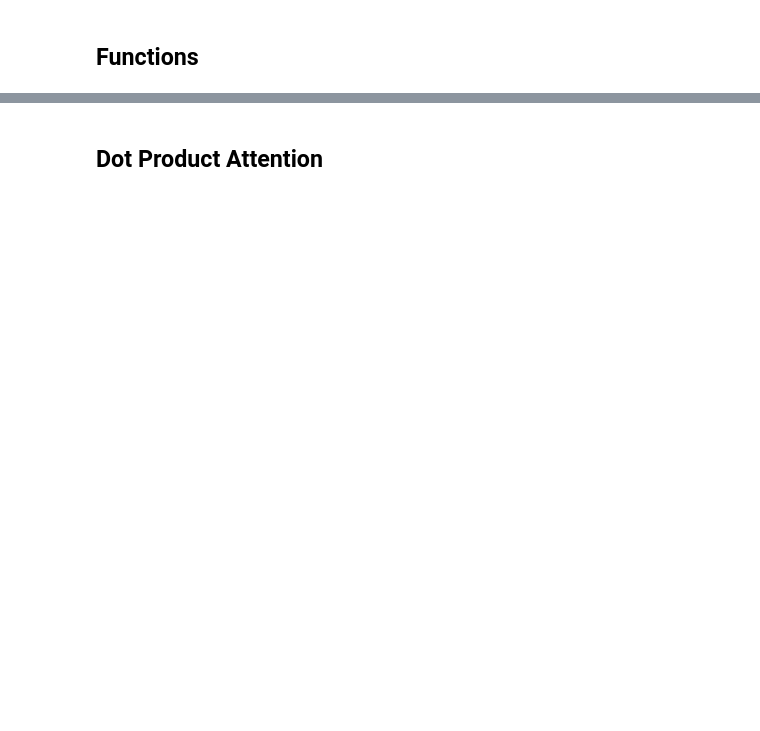
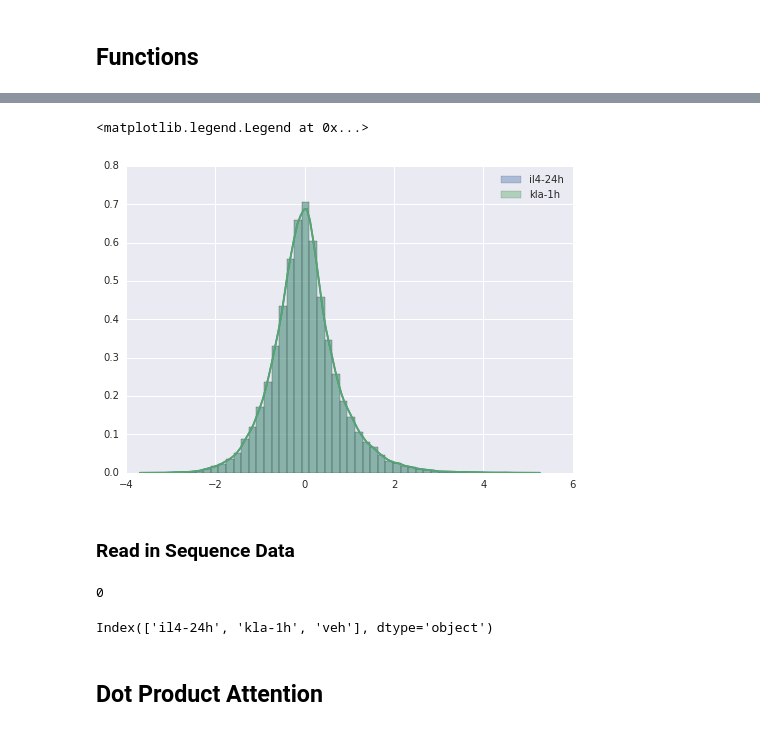
Before and after one commit to jenhantao/genomic_grammar, a Jupyter notebook: Attention Only Regression Analysis.ipynb, the cells around one changed output, grey strips where cells are left out. Cells and saved outputs as stored; diff of their text form; code cells hidden in the pictures; blank space fills up the shorter version.

```diff
--- a/Attention Only Regression Analysis.ipynb
+++ b/Attention Only Regression Analysis.ipynb
@@ -293,0 +311,15 @@ y_test = keras.utils.to_categorical(y_test, num_classes)
+# %%
+for treatment in h3k27ac_meanQuantileTag_frame:
+    if not treatment == 'veh':
+        sns.distplot(np.log2((h3k27ac_meanQuantileTag_frame['il4-24h'] + 1) / (h3k27ac_meanQuantileTag_frame['veh'] + 1)),
+                     label = treatment)
+plt.legend()
+# %% [output]
+<matplotlib.legend.Legend at 0x...>
+[figure, added]
+# %% [markdown]
+### Read in Sequence Data
+# %%
+len(set(seq_ids) - set(h3k27ac_meanQuantileTag_frame.index.values))
+# %% [output]
+0
@@ -293,0 +342,4 @@ y_test = keras.utils.to_categorical(y_test, num_classes)
+# %%
+h3k27ac_meanQuantileTag_frame.columns
+# %% [output]
+Index(['il4-24h', 'kla-1h', 'veh'], dtype='object')
```
Also changed, not shown: parts of 38 cells of this notebook.
